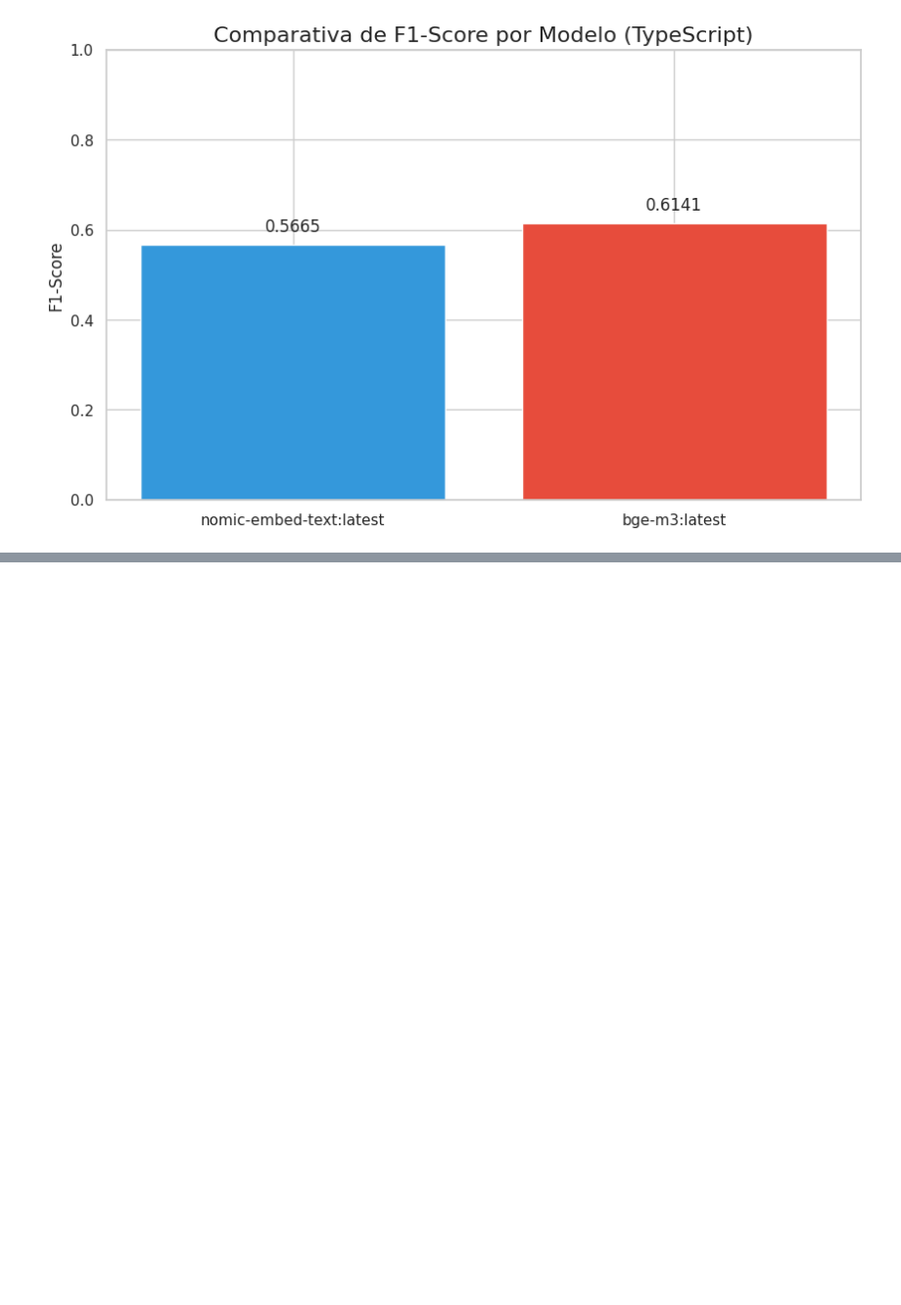
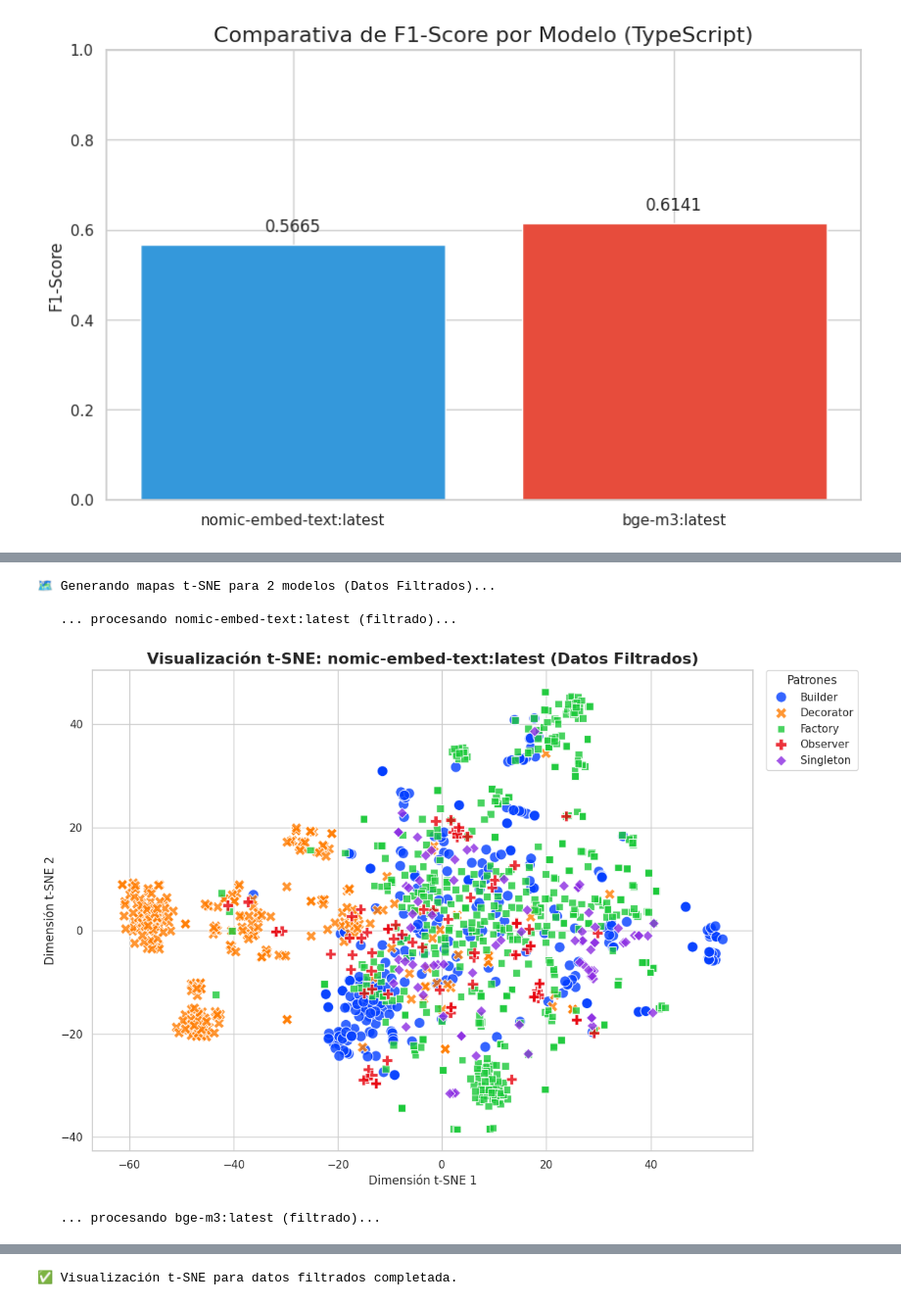
Before and after one commit to Natzgun/DPR-LLM-TYPESCRIPT, a Jupyter notebook: analysis.ipynb, the cells around one changed output, grey strips where cells are left out. Shown at 98% size. Saved outputs shown, nothing was run; the diff lists cells and outputs as text; code cells hidden in the pictures; blank space fills up the shorter version.

```diff
--- a/analysis.ipynb
+++ b/analysis.ipynb
@@ -368,0 +615,47 @@ for group_idx, chunk_start in enumerate(range(0, len(sorted_patterns), PATTERNS_
+# %%
+print(f"🗺️ Generando mapas t-SNE para {len(models_data_filtered)} modelos (Datos Filtrados)...\n")
+
+for model_name, data in models_data_filtered.items():
+    print(f"   ... procesando {model_name} (filtrado)...")
+
+    X = data['X']
+    y = data['y']
+
+    # Ajustar perplexity si hay pocos datos
+    perplex_val = min(30, len(X) - 1)
+    if perplex_val < 1:
+        print(f"      ⚠️ Ignorando t-SNE para {model_name} debido a datos insuficientes (menos de 2 muestras).")
+        continue
+
+    tsne = TSNE(n_components=2, random_state=42, perplexity=perplex_val, init='pca', learning_rate='auto')
+    X_embedded = tsne.fit_transform(X)
+
+    df_tsne_filtered = pd.DataFrame(X_embedded, columns=['Dim 1', 'Dim 2'])
+    df_tsne_filtered['Patrón'] = class_names_filtered[y]
+
+    plt.figure(figsize=(12, 8))
+    sns.scatterplot(
+        data=df_tsne_filtered,
+        x='Dim 1',
+        y='Dim 2',
+        hue='Patrón',
+        style='Patrón',
+        palette='bright',
+        s=120,
+        alpha=0.8
+    )
+
+    plt.title(f"Visualización t-SNE: {model_name} (Datos Filtrados)", fontsize=16, fontweight='bold')
+    plt.xlabel("Dimensión t-SNE 1")
+    plt.ylabel("Dimensión t-SNE 2")
+    plt.legend(bbox_to_anchor=(1.02, 1), loc='upper left', borderaxespad=0, title="Patrones")
+    plt.tight_layout()
+    plt.show()
+
+print("\n✅ Visualización t-SNE para datos filtrados completada.")
+# %% [output]
+🗺️ Generando mapas t-SNE para 2 modelos (Datos Filtrados)...
+
+   ... procesando nomic-embed-text:latest (filtrado)...
+[figure, added]
+   ... procesando bge-m3:latest (filtrado)...
@@ -368,0 +663 @@ for group_idx, chunk_start in enumerate(range(0, len(sorted_patterns), PATTERNS_
+✅ Visualización t-SNE para datos filtrados completada.
```
Also changed, not shown: parts of 17 cells of this notebook.
